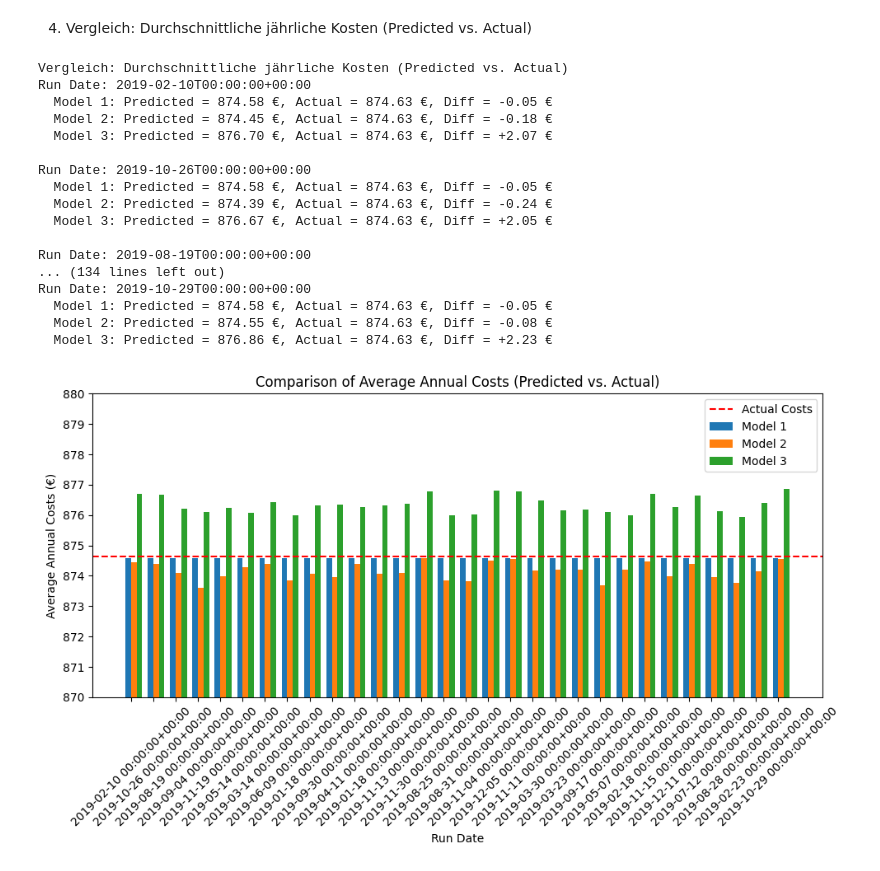
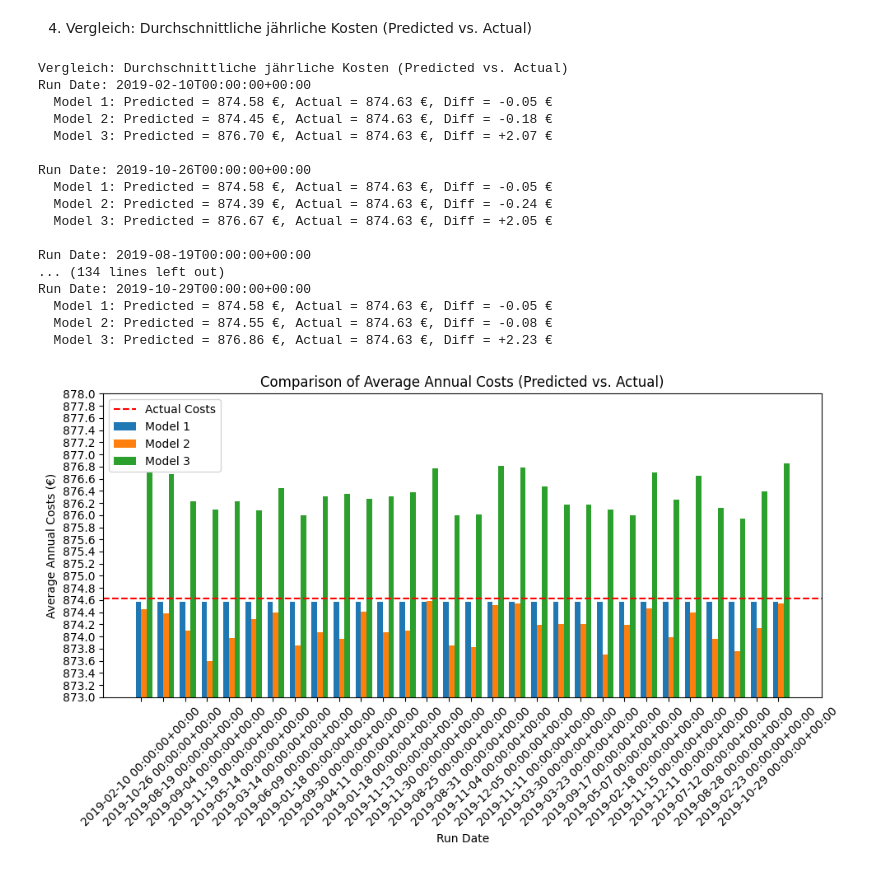
Before and after one commit to reschol/wattWise, a Jupyter notebook: run_multiple_notebooks.ipynb, the cells around one changed output. Drawn from its saved outputs; the diff is of its cells as text; code cells hidden in the pictures.

```diff
--- a/run_multiple_notebooks.ipynb
+++ b/run_multiple_notebooks.ipynb
@@ -91,7 +91,7 @@ Run 12/30 ...
 ... (19 outputs left out)
 # %%
 #Compare results
-with open("all_runs_results.json", "r") as f:
+with open("all_runs_results_14days.json", "r") as f:
     all_results = json.load(f)
 
 # 2. Übersicht: Ausgabe des Run-Datums und der durchschnittlichen NMAE pro Modell
@@ -176,36 +173,36 @@ bar_width = 0.25
 index = np.arange(len(all_results))
 plt.axhline(y=874.63, color='red', linestyle='--', label="Actual Costs")
 bar2 = plt.bar(index + bar_width, [np.mean(run["Annual Predicted Costs"]["Model 1"]) for run in all_results], bar_width, label="Model 1")
 bar3 = plt.bar(index + 2*bar_width, [np.mean(run["Annual Predicted Costs"]["Model 2"]) for run in all_results], bar_width, label="Model 2")
 bar4 = plt.bar(index + 3*bar_width, [np.mean(run["Annual Predicted Costs"]["Model 3"]) for run in all_results], bar_width, label="Model 3")
 plt.xlabel("Run Date")
 plt.ylabel("Average Annual Costs (€)")
-plt.yticks(np.arange(870, 890, 1))
-plt.ylim(870, 880)
+plt.yticks(np.arange(870, 890, 0.2))
+plt.ylim(873, 878)
 plt.title("Comparison of Average Annual Costs (Predicted vs. Actual)")
 plt.xticks(index + 1.5*bar_width, run_dates, rotation=45)
 plt.legend()
 plt.tight_layout()
 plt.show()
 # %% [output]
 Vergleich: Durchschnittliche jährliche Kosten (Predicted vs. Actual)
 Run Date: 2019-02-10T00:00:00+00:00
   Model 1: Predicted = 874.58 €, Actual = 874.63 €, Diff = -0.05 €
   Model 2: Predicted = 874.45 €, Actual = 874.63 €, Diff = -0.18 €
   Model 3: Predicted = 876.70 €, Actual = 874.63 €, Diff = +2.07 €
 
 Run Date: 2019-10-26T00:00:00+00:00
   Model 1: Predicted = 874.58 €, Actual = 874.63 €, Diff = -0.05 €
   Model 2: Predicted = 874.39 €, Actual = 874.63 €, Diff = -0.24 €
   Model 3: Predicted = 876.67 €, Actual = 874.63 €, Diff = +2.05 €
 
 Run Date: 2019-08-19T00:00:00+00:00
 ... (134 lines left out)
 Run Date: 2019-10-29T00:00:00+00:00
   Model 1: Predicted = 874.58 €, Actual = 874.63 €, Diff = -0.05 €
   Model 2: Predicted = 874.55 €, Actual = 874.63 €, Diff = -0.08 €
   Model 3: Predicted = 876.86 €, Actual = 874.63 €, Diff = +2.23 €
-[figure, old version]
+[figure, new version]
 # %%
 # Mean Annual Costs over all runs
 mean_actual_costs = np.mean([np.mean(run["Annual Predicted Costs"]["Actual Costs"]) for run in all_results])
```
Also changed, not shown: parts of 3 cells of this notebook, 8 other files.
